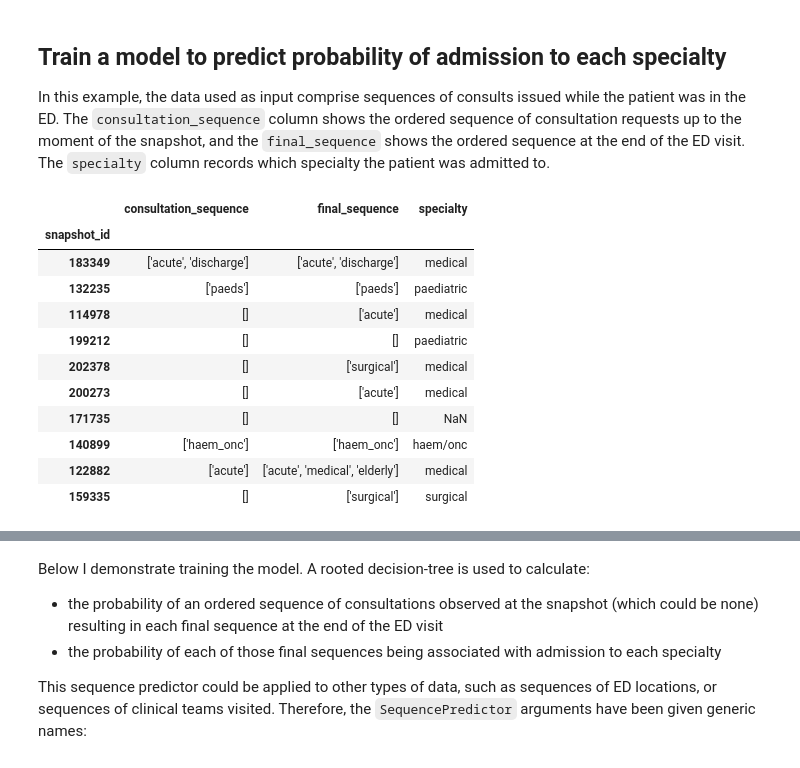
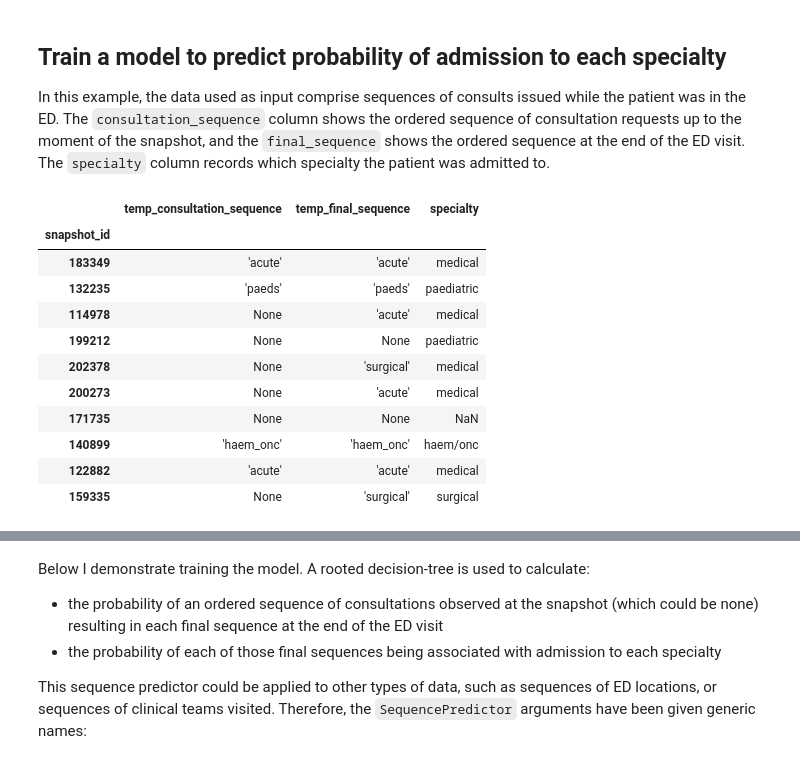
Before and after one commit to UCL-CORU/patientflow, a Jupyter notebook: notebooks/3d_Predict_bed_counts_for_subgroups.ipynb, the cells around one changed output, grey strips where cells are left out. Saved outputs shown, nothing was run; the diff lists cells and outputs as text; code cells hidden in the pictures.

```diff
--- a/notebooks/3d_Predict_bed_counts_for_subgroups.ipynb
+++ b/notebooks/3d_Predict_bed_counts_for_subgroups.ipynb
@@ -69,17 +69,17 @@ Split sizes: [62071, 10415, 29134]
 
 In this example, the data used as input comprise sequences of consults issued while the patient was in the ED. The `consultation_sequence` column shows the ordered sequence of consultation requests up to the moment of the snapshot, and the `final_sequence` shows the ordered sequence at the end of the ED visit. The `specialty` column records which specialty the patient was admitted to.
 # %%
-ed_visits[(ed_visits.is_admitted) & (ed_visits.prediction_time == (9,30))][['consultation_sequence', 'final_sequence', 'specialty']].head(10)
+ed_visits[(ed_visits.is_admitted) & (ed_visits.prediction_time == (9,30))][['temp_consultation_sequence', 'temp_final_sequence', 'specialty']].head(10)
 # %% [output]
-|  | consultation_sequence | final_sequence | specialty |
+|  | temp_consultation_sequence | temp_final_sequence | specialty |
 | snapshot_id |  |  |  |
-| 183349 | ['acute', 'discharge'] | ['acute', 'discharge'] | medical |
-| 132235 | ['paeds'] | ['paeds'] | paediatric |
-| 114978 | [] | ['acute'] | medical |
-| 199212 | [] | [] | paediatric |
-| 202378 | [] | ['surgical'] | medical |
-| 200273 | [] | ['acute'] | medical |
-| 171735 | [] | [] | NaN |
-| 140899 | ['haem_onc'] | ['haem_onc'] | haem/onc |
-| 122882 | ['acute'] | ['acute', 'medical', 'elderly'] | medical |
-| 159335 | [] | ['surgical'] | surgical |
+| 183349 | 'acute' | 'acute' | medical |
+| 132235 | 'paeds' | 'paeds' | paediatric |
+| 114978 | None | 'acute' | medical |
+| 199212 | None | None | paediatric |
+| 202378 | None | 'surgical' | medical |
+| 200273 | None | 'acute' | medical |
+| 171735 | None | None | NaN |
+| 140899 | 'haem_onc' | 'haem_onc' | haem/onc |
+| 122882 | 'acute' | 'acute' | medical |
+| 159335 | None | 'surgical' | surgical |
```
Also changed, not shown: parts of 8 cells of this notebook, 1 other file.
